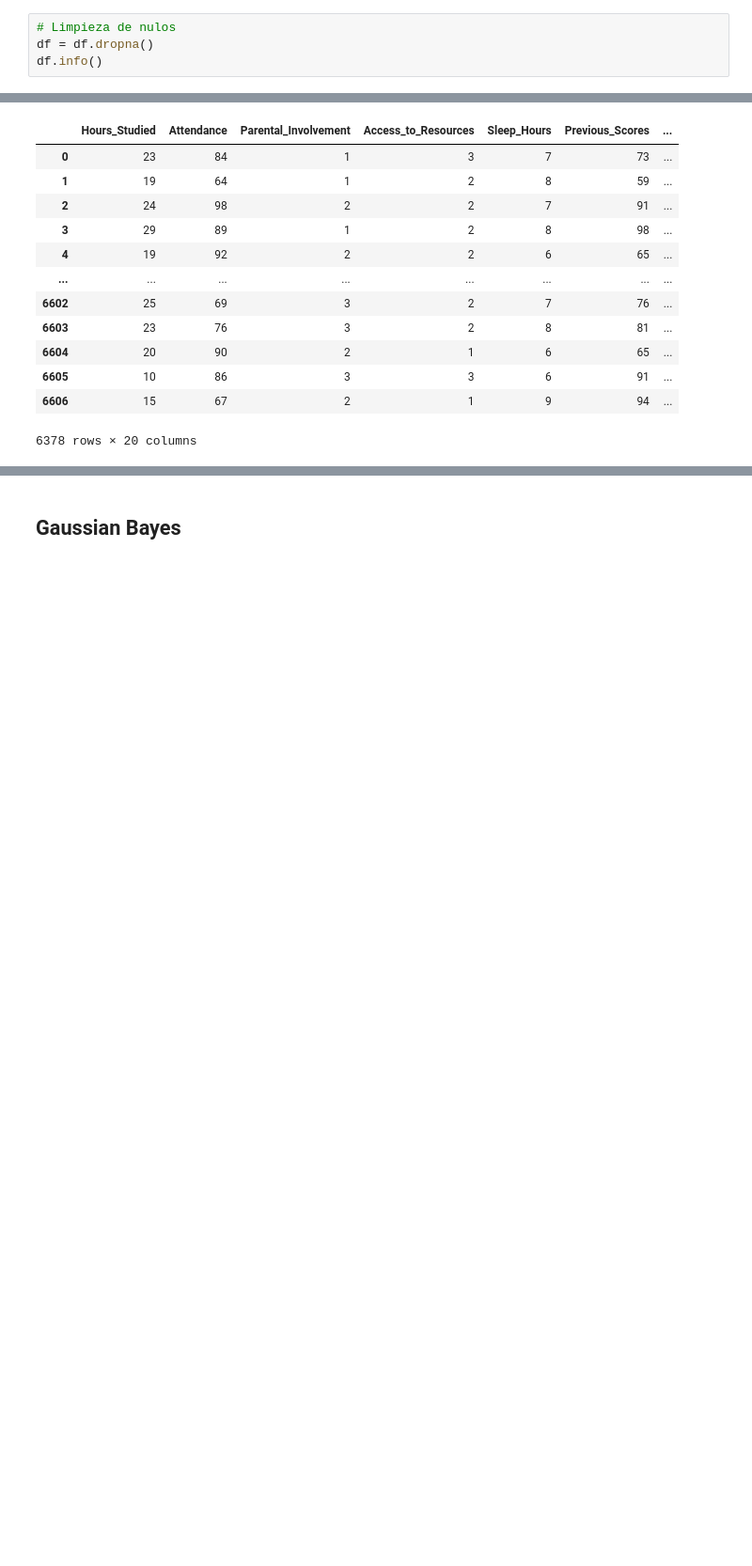
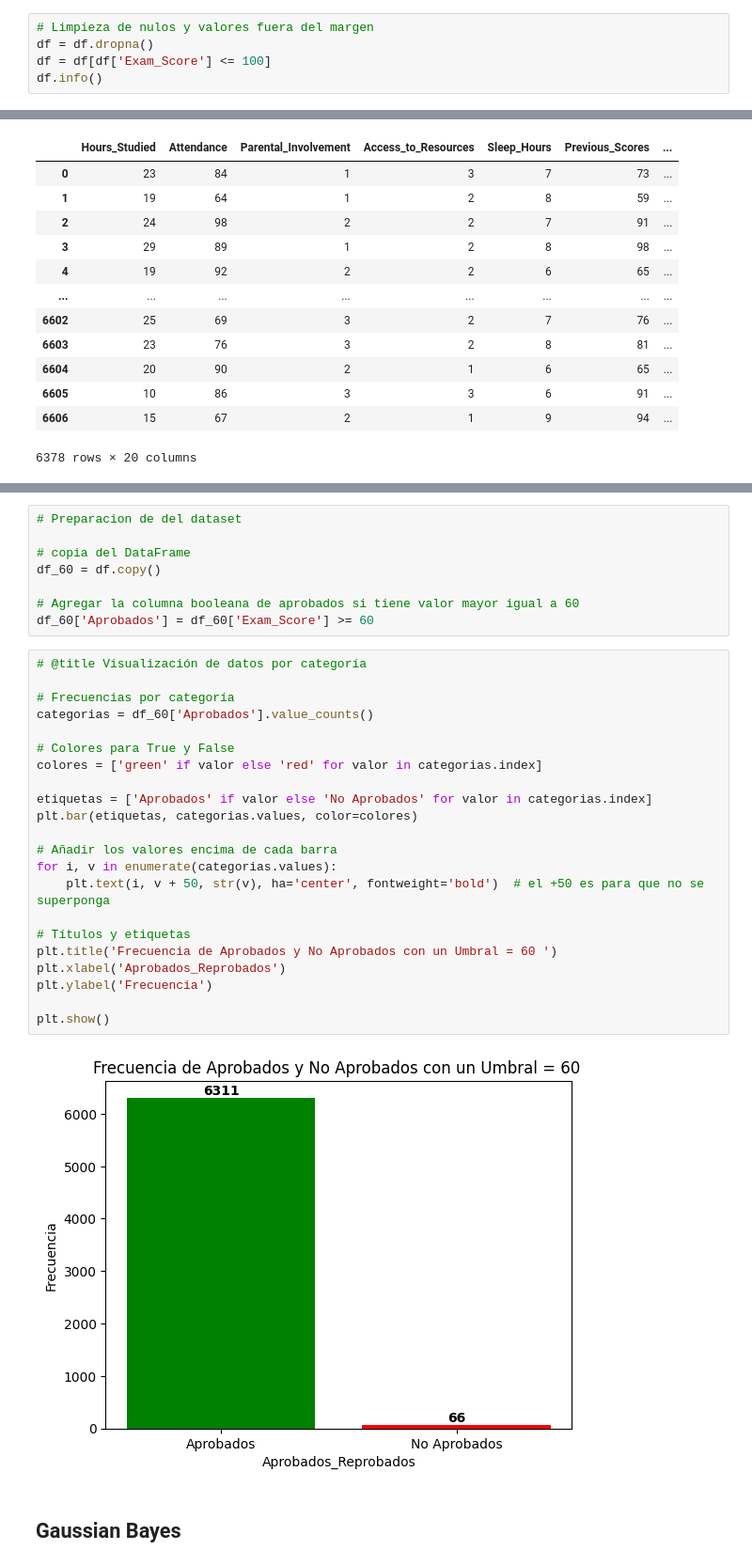
Before and after one commit to JeiGeek/ia1-LosPandas-prediccion_rendimiento_estudiantil, a Jupyter notebook: 02_Supervised_learning.ipynb, the cells around one changed output, grey strips where cells are left out. Shown at 94% size. Cells and saved outputs as stored; diff of their text form; blank space fills up the shorter version.

```diff
--- a/02_Supervised_learning.ipynb
+++ b/02_Supervised_learning.ipynb
@@ -13,8 +13,9 @@ import matplotlib.pyplot as plt
 url = "https://raw.githubusercontent.com/JeiGeek/ia1-LosPandas-prediccion_rendimiento_estudiantil/main/Dataset/StudentPerformanceFactors.csv"
 df = pd.read_csv(url)
 # %%
-# Limpieza de nulos
+# Limpieza de nulos y valores fuera del margen
 df = df.dropna()
+df = df[df['Exam_Score'] <= 100]
 df.info()
 # %% [output]
 <class 'pandas.core.frame.DataFrame'>
@@ -92,3 +95,35 @@ df_encoded
+# %%
+# Preparacion de del dataset
+
+# copia del DataFrame
+df_60 = df.copy()
+
+# Agregar la columna booleana de aprobados si tiene valor mayor igual a 60
+df_60['Aprobados'] = df_60['Exam_Score'] >= 60
+# %%
+# @title Visualización de datos por categoría
+
+# Frecuencias por categoría
+categorias = df_60['Aprobados'].value_counts()
+
+# Colores para True y False
+colores = ['green' if valor else 'red' for valor in categorias.index]
+
+etiquetas = ['Aprobados' if valor else 'No Aprobados' for valor in categorias.index]
+plt.bar(etiquetas, categorias.values, color=colores)
+
+# Añadir los valores encima de cada barra
+for i, v in enumerate(categorias.values):
+    plt.text(i, v + 50, str(v), ha='center', fontweight='bold')  # el +50 es para que no se superponga
+
+# Títulos y etiquetas
+plt.title('Frecuencia de Aprobados y No Aprobados con un Umbral = 60 ')
+plt.xlabel('Aprobados_Reprobados')
+plt.ylabel('Frecuencia')
+
+plt.show()
+# %% [output]
+[figure, added]
 # %% [markdown]
 ## **Gaussian Bayes**
 # %% [markdown]
```
Also changed, not shown: parts of 14 cells of this notebook.
